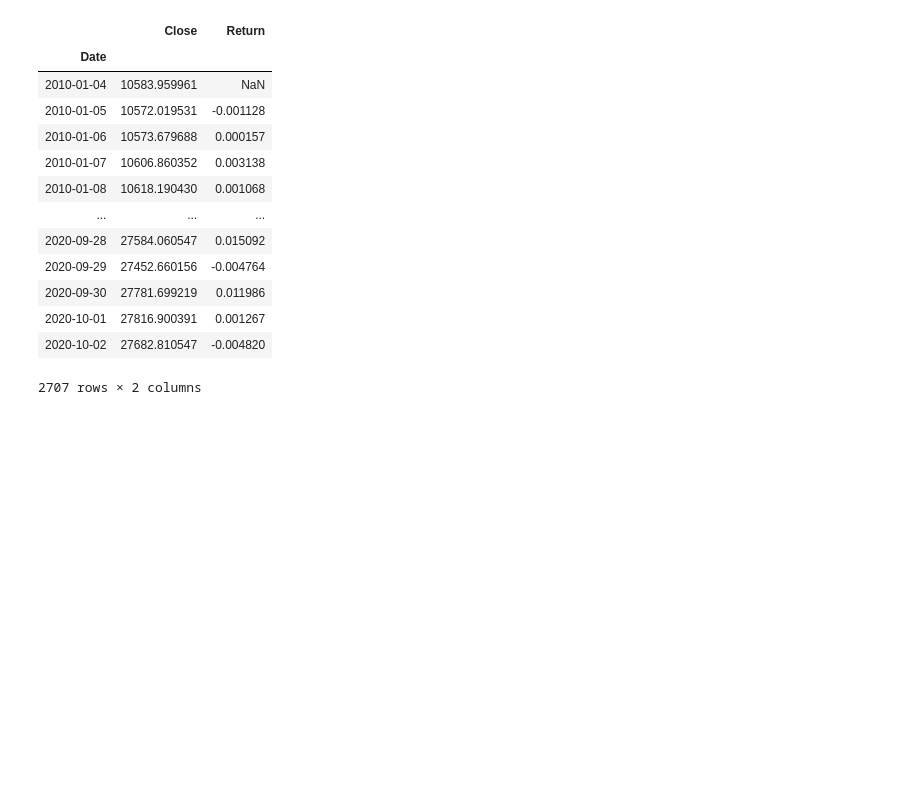
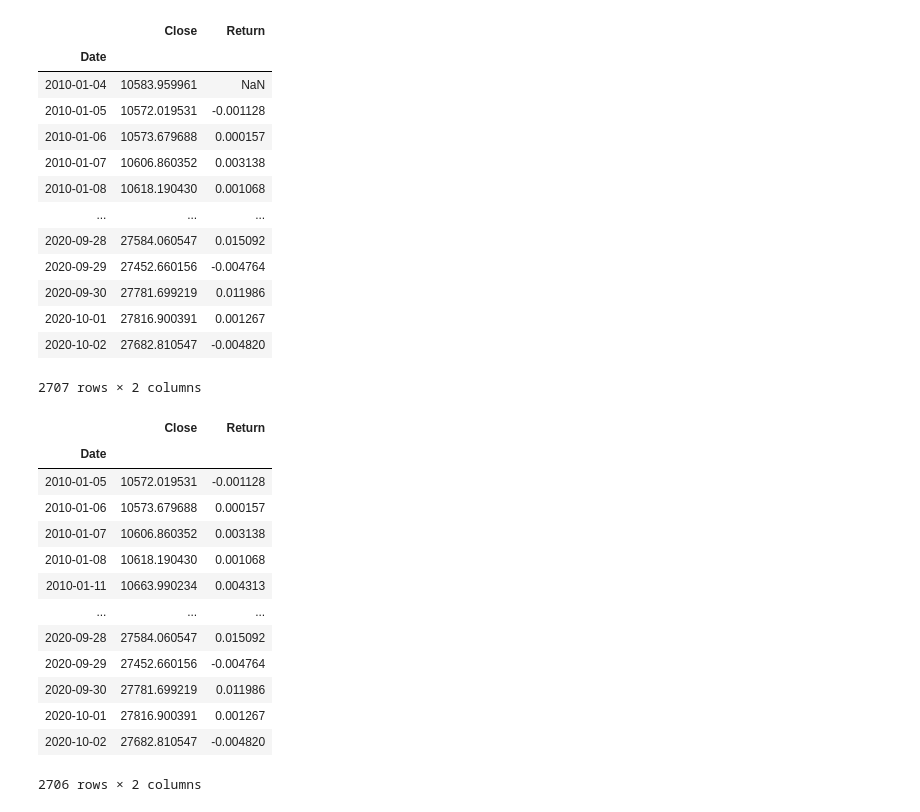
Before and after one commit to Dantarshi/DJI--Trading-Strategies-, a Jupyter notebook: DJI Strategy.ipynb, the cells around one changed output. Saved outputs shown, nothing was run; the diff lists cells and outputs as text; code cells hidden in the pictures; blank space fills up the shorter version.

```diff
--- a/DJI Strategy.ipynb
+++ b/DJI Strategy.ipynb
@@ -465,0 +464,19 @@ df_dji
+# %%
+# Dropping NaN values that occur as a result of calculating pct change for returns
+df_dji.dropna(inplace = True)
+df_dji
+# %% [output]
+|  | Close | Return |
+| Date |  |  |
+| 2010-01-05 | 10572.019531 | -0.001128 |
+| 2010-01-06 | 10573.679688 | 0.000157 |
+| 2010-01-07 | 10606.860352 | 0.003138 |
+| 2010-01-08 | 10618.190430 | 0.001068 |
+| 2010-01-11 | 10663.990234 | 0.004313 |
+| ... | ... | ... |
+| 2020-09-28 | 27584.060547 | 0.015092 |
+| 2020-09-29 | 27452.660156 | -0.004764 |
+| 2020-09-30 | 27781.699219 | 0.011986 |
+| 2020-10-01 | 27816.900391 | 0.001267 |
+| 2020-10-02 | 27682.810547 | -0.004820 |
+2706 rows × 2 columns
```
Also changed, not shown: parts of 2 cells of this notebook.
